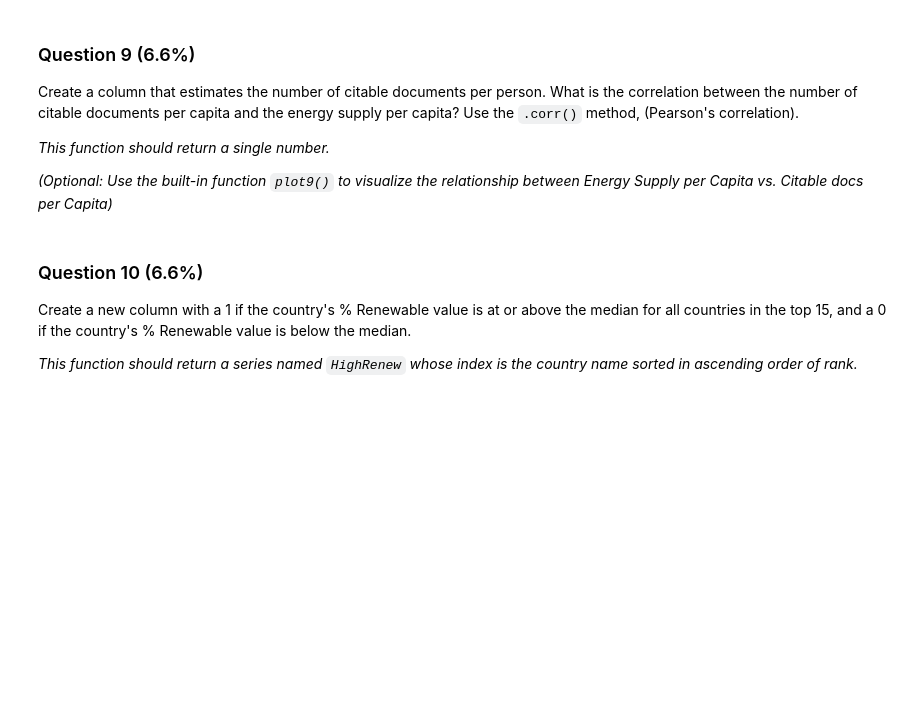
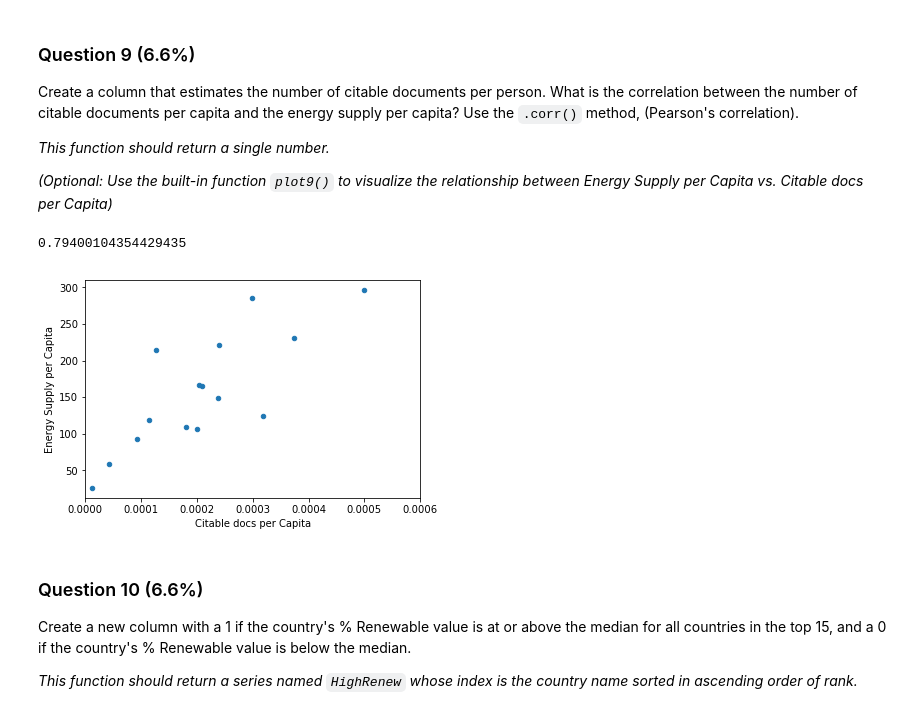
Before and after one commit to abhatkar1/Data-Analysis-Project-Using-Python, a Jupyter notebook: Assignment3 by Zhulin Fan/Assignment2.ipynb, the cells around one changed output. Cells and saved outputs as stored; diff of their text form; code cells hidden in the pictures; blank space fills up the shorter version.

```diff
--- a/Assignment3 by Zhulin Fan/Assignment2.ipynb
+++ b/Assignment3 by Zhulin Fan/Assignment2.ipynb
@@ -152,3 +259,14 @@ def answer_nine():
+# %%
+def answer_nine():
+    Top15 = answer_one()
+    Top15['Estimate Population'] = Top15['Energy Supply'] / Top15['Energy Supply per Capita']
+    Top15['avgCiteDocPerPerson'] = Top15['Citable documents'] / Top15['Estimate Population']
+ #   return Top15[['Citable docs per Capita','Energy Supply per Capita']].corr(method='pearson').iloc[0,1]
+    return Top15[['Energy Supply per Capita', 'avgCiteDocPerPerson']].corr(method='pearson').loc['Energy Supply per Capita', 'avgCiteDocPerPerson']
+
+answer_nine()
+# %% [output]
+0.79400104354429435
 # %%
 def plot9():
     import matplotlib as plt
@@ -159,7 +277,9 @@ def plot9():
     Top15['Citable docs per Capita'] = Top15['Citable documents'] / Top15['PopEst']
     Top15.plot(x='Citable docs per Capita', y='Energy Supply per Capita', kind='scatter', xlim=[0, 0.0006])
 # %%
-plot9() # Be sure to comment out plot9() before submitting the assignment!
+#plot9() # Be sure to comment out plot9() before submitting the assignment!
+# %% [output]
+[figure, added]
 # %% [markdown]
 ### Question 10 (6.6%)
 Create a new column with a 1 if the country's % Renewable value is at or above the median for all countries in the top 15, and a 0 if the country's % Renewable value is below the median.
```
Also changed, not shown: parts of 25 cells of this notebook, 1 other file.
